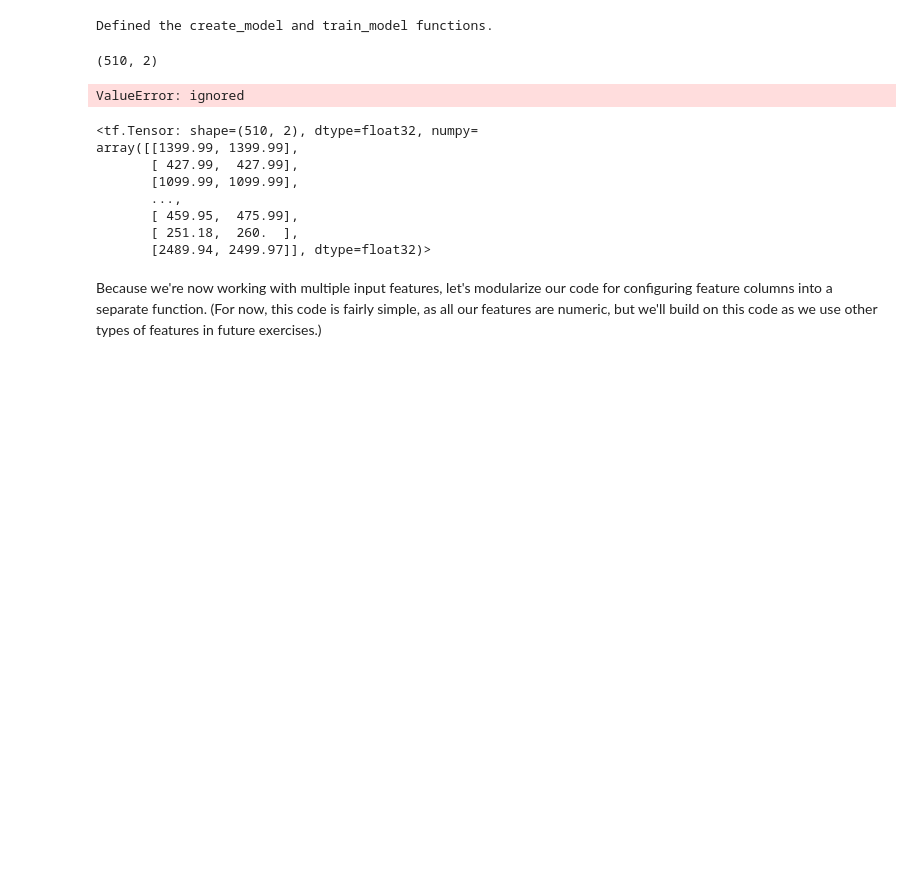
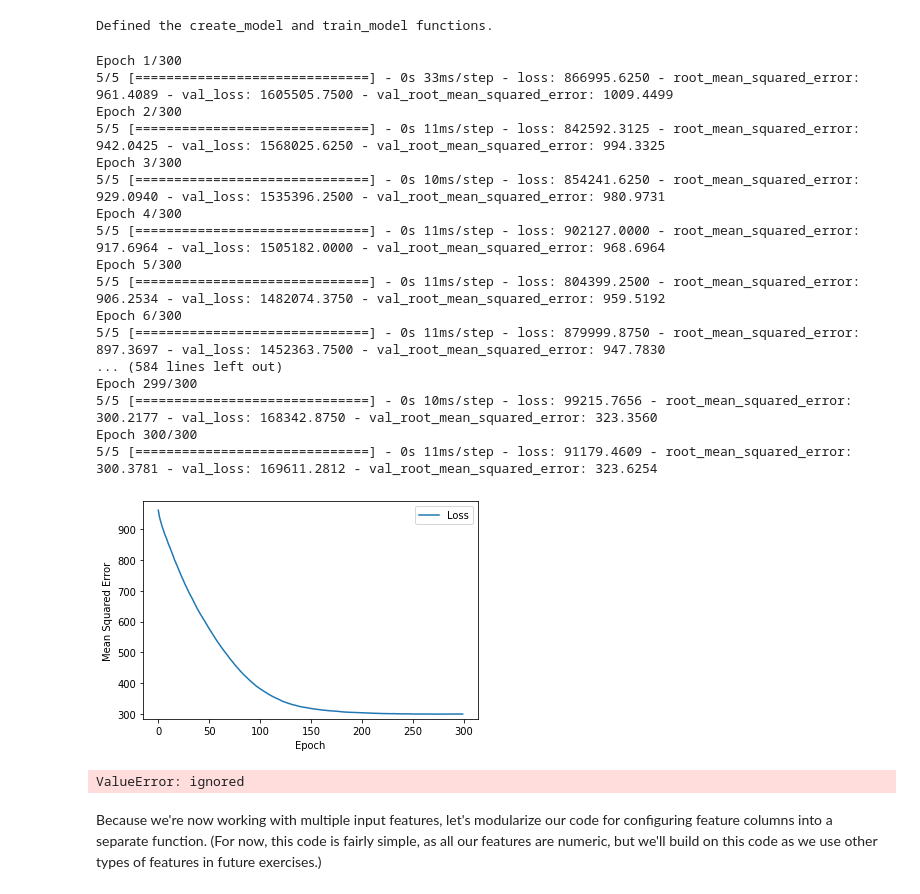
Before and after one commit to vincentmin/Big_Data_Analysis_Course, a Jupyter notebook: assignment_2.ipynb, the cells around one changed output. Drawn from its saved outputs; the diff is of its cells as text; code cells hidden in the pictures; blank space fills up the shorter version.

```diff
--- a/assignment_2.ipynb
+++ b/assignment_2.ipynb
@@ -129,31 +141,34 @@ def create_model(my_learning_rate, feature_layer):
   model.add(feature_layer)
 
   # Add one linear layer to the model to yield a simple linear regressor.
-  model.add(tf.keras.layers.Dense(units=2, input_shape=(1,)))
+  # model.add(tf.keras.layers.Dense(units=2, input_shape=(1,)))
+  model.add(tf.keras.layers.Dense(units=2))
 
   # Construct the layers into a model that TensorFlow can execute.
   model.compile(optimizer=tf.keras.optimizers.RMSprop(lr=my_learning_rate),
                 loss="mean_squared_error",
-                metrics=[tf.keras.metrics.MeanSquaredError()])
+                metrics=[tf.keras.metrics.RootMeanSquaredError()])
 
   return model
 
-def train_model(model, dataset, epochs, batch_size, label_name1, label_name2):
+def train_model(model, dataset, epochs, batch_size, validation_split,
+                label_name1, label_name2):
   """Feed a dataset into the model in order to train it."""
 
   # Split the dataset into features and label.
+  # features = {name:np.array(value) for name, value in dataset.items()}
   features = {name:np.array(value) for name, value in dataset.items()}
-  label = tf.convert_to_tensor(np.array([features.pop(label_name1),features.pop(label_name2)]).T.astype('float32'))
-  print(label.shape)
+  label = np.array([features.pop(label_name1),features.pop(label_name2)]).T
+  # label = np.array(features.pop(label_name))
 
-  # label = label.apply(lambda x: x.astype('float32'))
   history = model.fit(x=features, y=label, batch_size=batch_size,
-                      epochs=epochs, shuffle=True)
+                      epochs=epochs, shuffle=True,
+                      validation_split = validation_split)
 
   # Get details that will be useful for plotting the loss curve.
   epochs = history.epoch
   hist = pd.DataFrame(history.history)
-  rmse = hist["mean_squared_error"]
+  rmse = hist["root_mean_squared_error"]
 
   return epochs, rmse
 
@@ -162,42 +177,46 @@ print("Defined the create_model and train_model functions.")
 Defined the create_model and train_model functions.
 # %%
 # The following variables are the hyperparameters.
-learning_rate = 0.01
-epochs = 15
-batch_size = 1000
+learning_rate = .8
+epochs = 300
+batch_size = 100
+validation_split = 0.2
 label_name1 = "min_price"
 label_name2 = "max_price"
+
+all_vars = my_vars.copy()
+all_vars.extend([label_name1,label_name2])
+train_df_small = train_df_norm[all_vars]
 
 # Establish the model's topography.
 my_model = create_model(learning_rate, my_feature_layer)
 
 # Train the model on the normalized training set.
-epochs, mse = train_model(my_model, train_df_norm, epochs, batch_size, label_name1, label_name2)
+epochs, mse = train_model(my_model, train_df_small, epochs, batch_size, validation_split, label_name1, label_name2)
 plot_the_loss_curve(epochs, mse)
-
-# test_features = {name:np.array(value) for name, value in test_df_norm.items()}
-# test_label = np.array(test_features.pop(label_name)) # isolate the label
-# print("\n Evaluate the linear regression model against the test set:")
-# my_model.evaluate(x = test_features, y = test_label, batch_size=batch_size)
 # %% [output]
-(510, 2)
+Epoch 1/300
+5/5 [==============================] - 0s 33ms/step - loss: 866995.6250 - root_mean_squared_error: 961.4089 - val_loss: 1605505.7500 - val_root_mean_squared_error: 1009.4499
+Epoch 2/300
+5/5 [==============================] - 0s 11ms/step - loss: 842592.3125 - root_mean_squared_error: 942.0425 - val_loss: 1568025.6250 - val_root_mean_squared_error: 994.3325
+Epoch 3/300
+5/5 [==============================] - 0s 10ms/step - loss: 854241.6250 - root_mean_squared_error: 929.0940 - val_loss: 1535396.2500 - val_root_mean_squared_error: 980.9731
+Epoch 4/300
+5/5 [==============================] - 0s 11ms/step - loss: 902127.0000 - root_mean_squared_error: 917.6964 - val_loss: 1505182.0000 - val_root_mean_squared_error: 968.6964
+Epoch 5/300
+5/5 [==============================] - 0s 11ms/step - loss: 804399.2500 - root_mean_squared_error: 906.2534 - val_loss: 1482074.3750 - val_root_mean_squared_error: 959.5192
+Epoch 6/300
+5/5 [==============================] - 0s 11ms/step - loss: 879999.8750 - root_mean_squared_error: 897.3697 - val_loss: 1452363.7500 - val_root_mean_squared_error: 947.7830
+... (584 lines left out)
+Epoch 299/300
+5/5 [==============================] - 0s 10ms/step - loss: 99215.7656 - root_mean_squared_error: 300.2177 - val_loss: 168342.8750 - val_root_mean_squared_error: 323.3560
+Epoch 300/300
+5/5 [==============================] - 0s 11ms/step - loss: 91179.4609 - root_mean_squared_error: 300.3781 - val_loss: 169611.2812 - val_root_mean_squared_error: 323.6254
-ValueError: ignored
+[figure, added]
-# %%
-  mijn_features = {name:np.array(value) for name, value in train_df_norm.items()}
-  list1 = mijn_features.pop("min_price")
-  list2 = mijn_features.pop("max_price")
-  mijn_label = np.array([list1,list2]).T.astype('float32')
-  mijn_label[1:100]
-  tf.convert_to_tensor(mijn_label)
-# %% [output]
-<tf.Tensor: shape=(510, 2), dtype=float32, numpy=
-array([[1399.99, 1399.99],
-       [ 427.99,  427.99],
-       [1099.99, 1099.99],
-       ...,
-       [ 459.95,  475.99],
-       [ 251.18,  260.  ],
-       [2489.94, 2499.97]], dtype=float32)>
+# %%
+my_model.predict_classes(np.asarray(train_df_small))
+# %% [output]
+ValueError: ignored
 # %% [markdown]
 Because we're now working with multiple input features, let's modularize our code for configuring feature columns into a separate function. (For now, this code is fairly simple, as all our features are numeric, but we'll build on this code as we use other types of features in future exercises.)
 # %%
```
Also changed, not shown: parts of 3 cells of this notebook.
